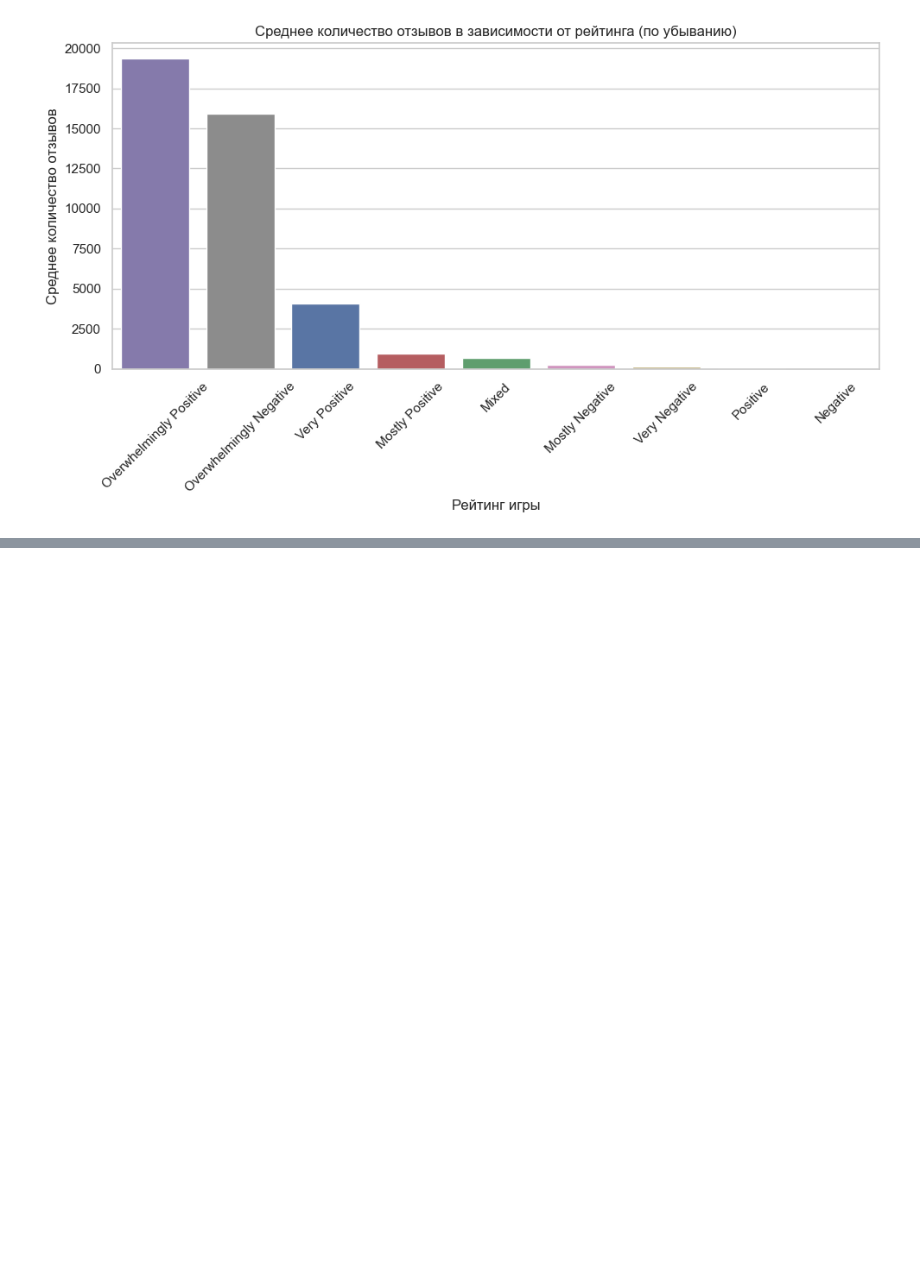
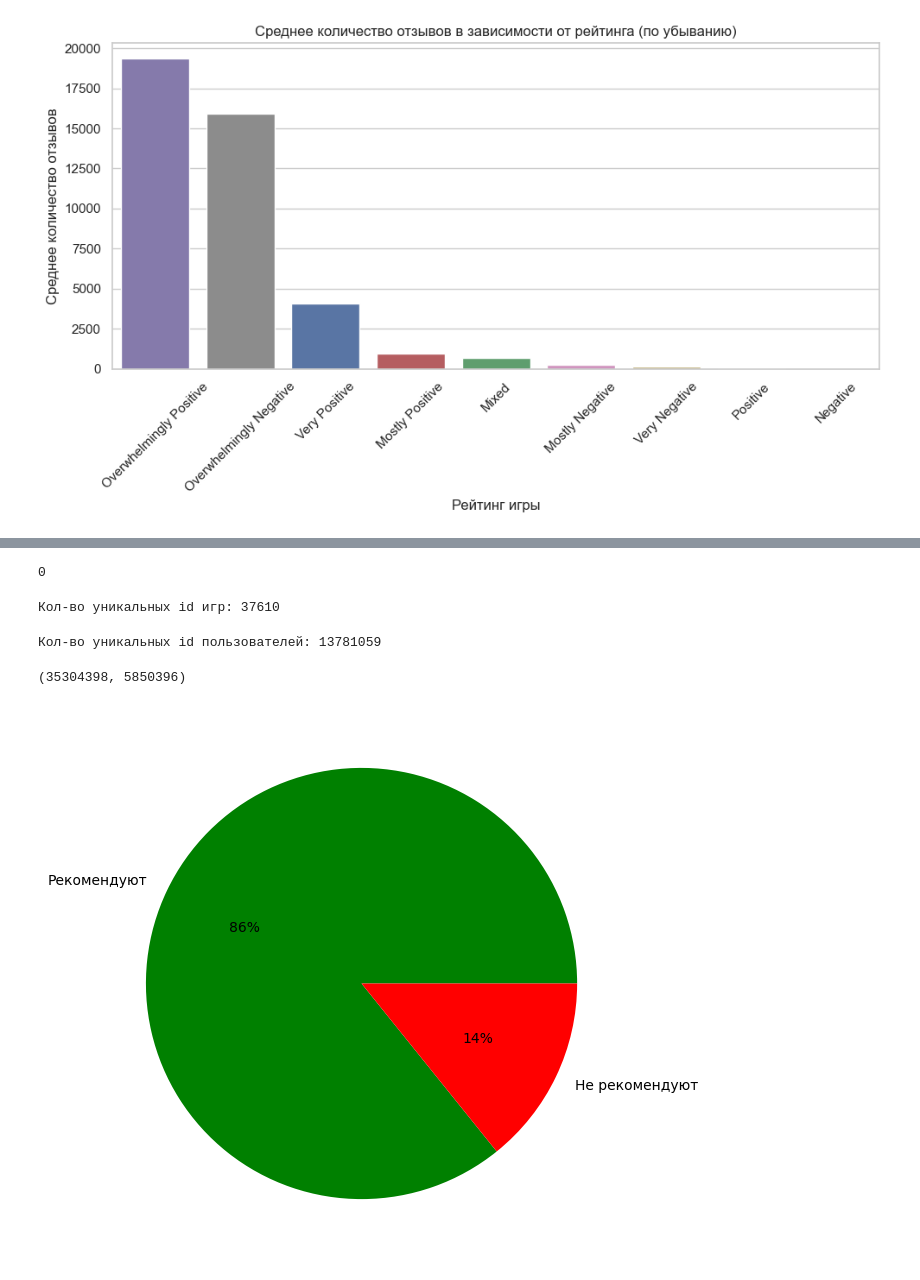
Before and after one commit to garaganlol/aie_Mirea, a Jupyter notebook: project/notebooks/eda_v1.ipynb, the cells around one changed output, grey strips where cells are left out. Cells and saved outputs as stored; diff of their text form; code cells hidden in the pictures; blank space fills up the shorter version.

```diff
--- a/project/notebooks/eda_v1.ipynb
+++ b/project/notebooks/eda_v1.ipynb
@@ -230,0 +416,3 @@ plt.show()
+# %%
+rec_data = pd.read_csv(path + '\\recommendations.csv')
+rec_data.head()
@@ -230,0 +472,32 @@ plt.show()
+# %%
+duplicates = rec_data.duplicated() # проверка на дубликаты
+duplicates.sum()
+# %% [output]
+0
+# %%
+unique_appId = rec_data['app_id'].nunique()
+print(f'Кол-во уникальных id игр: {unique_appId}')
+# %% [output]
+Кол-во уникальных id игр: 37610
+# %%
+unique_userId = rec_data['user_id'].nunique()
+print(f'Кол-во уникальных id пользователей: {unique_userId}')
+# %% [output]
+Кол-во уникальных id пользователей: 13781059
+# %%
+recommend = rec_data['is_recommended'].sum()
+no_recommend = rec_data.shape[0] - recommend
+recommend, no_recommend
+# %% [output]
+(35304398, 5850396)
+# %%
+fig = plt.figure(figsize=(10, 7))
+data = [recommend, no_recommend]
+labels = ['Рекомендуют', 'Не рекомендуют']
+
+colors = ['green', 'red']
+
+plt.pie(data, labels=labels, colors=colors, autopct='%.0f%%')
+plt.show()
+# %% [output]
+[figure, added]
```
Also changed, not shown: parts of 52 cells of this notebook.
